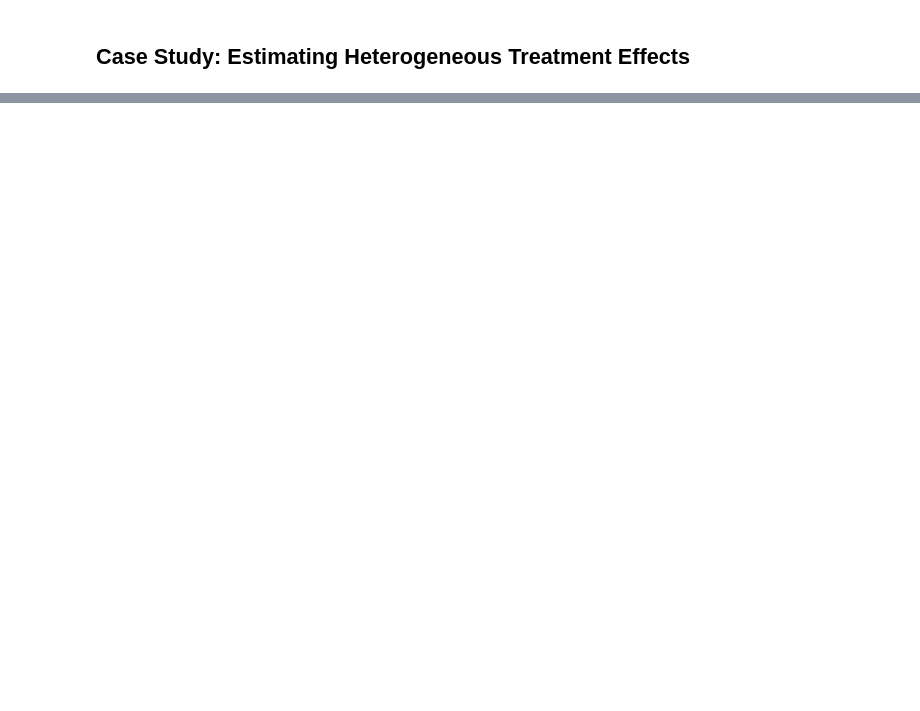
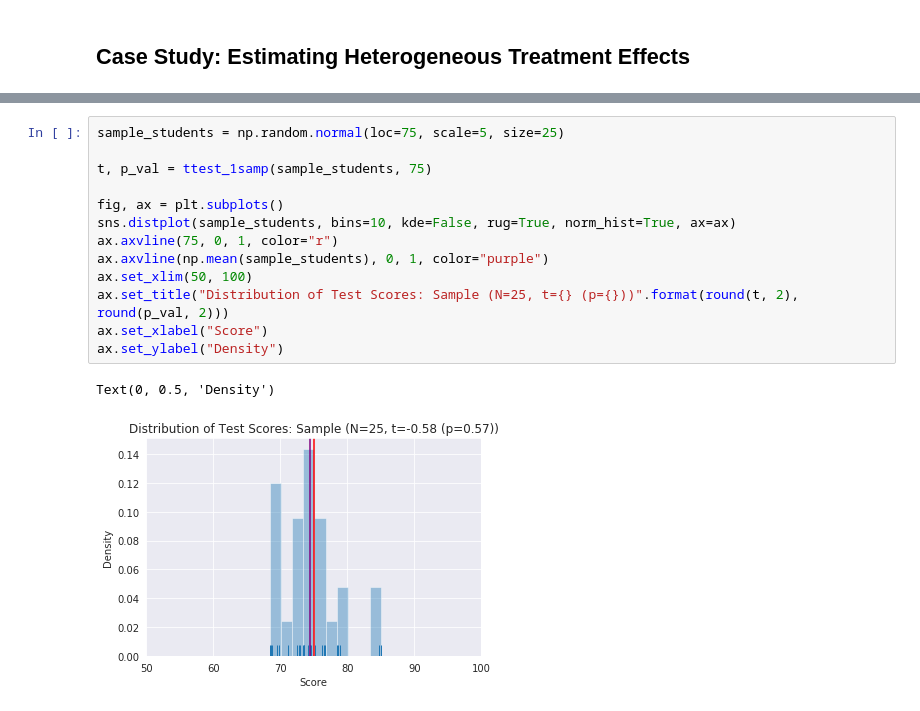
Before and after one commit to zduey/metrics, a Jupyter notebook: 00_background.ipynb, the cells around one changed output, grey strips where cells are left out. Saved outputs shown, nothing was run; the diff lists cells and outputs as text; blank space fills up the shorter version.

```diff
--- a/00_background.ipynb
+++ b/00_background.ipynb
@@ -92,0 +172,16 @@ Existence of experimental flaws requires that additional methods be applied on t
+# %%
+sample_students = np.random.normal(loc=75, scale=5, size=25)
+
+t, p_val = ttest_1samp(sample_students, 75)
+
+fig, ax = plt.subplots()
+sns.distplot(sample_students, bins=10, kde=False, rug=True, norm_hist=True, ax=ax)
+ax.axvline(75, 0, 1, color="r")
+ax.axvline(np.mean(sample_students), 0, 1, color="purple")
+ax.set_xlim(50, 100)
+ax.set_title("Distribution of Test Scores: Sample (N=25, t={} (p={}))".format(round(t, 2), round(p_val, 2)))
+ax.set_xlabel("Score")
+ax.set_ylabel("Density")
+# %% [output]
+Text(0, 0.5, 'Density')
+[figure, added]
```
Also changed, not shown: parts of 15 cells of this notebook, 1 other file.
